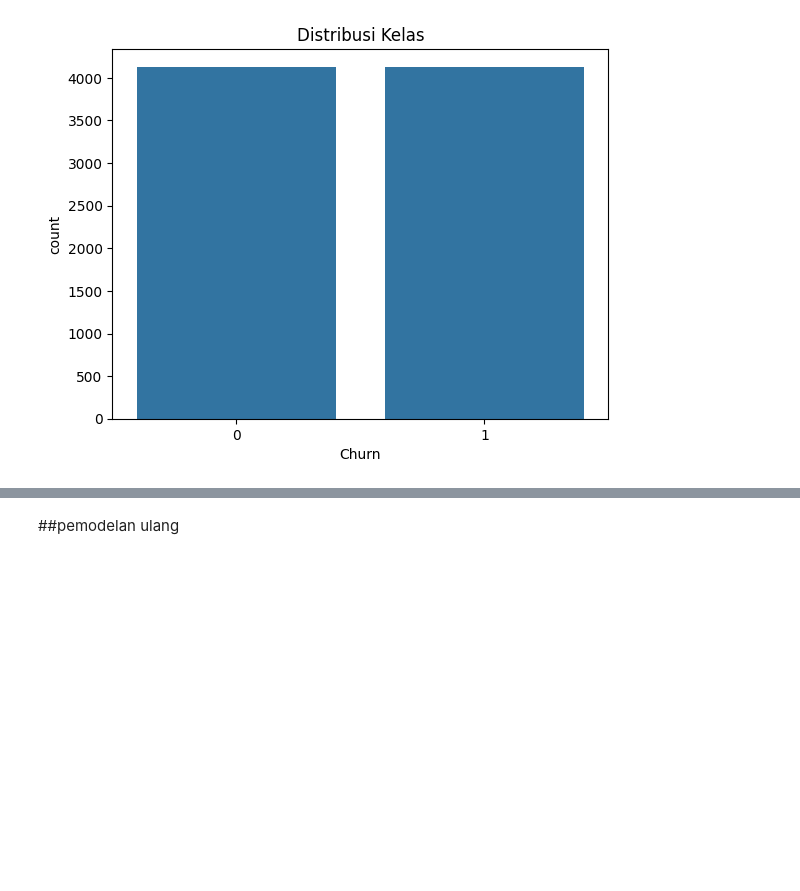
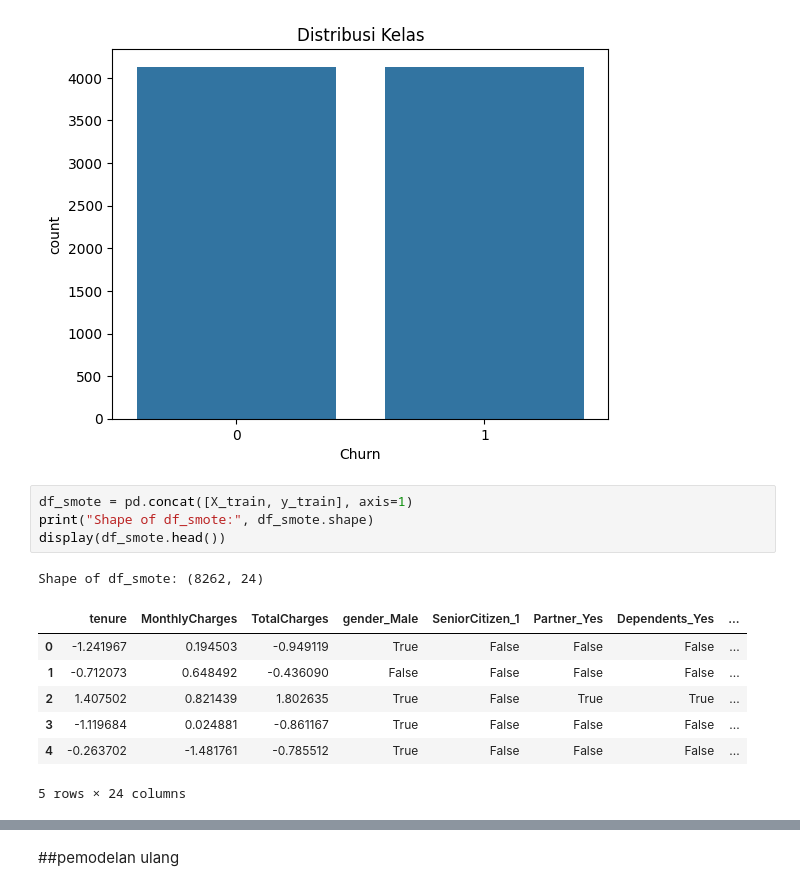
Before and after one commit to kyrufa/Bengkod-DS, a Jupyter notebook: ipynb/A11_2022_14050_DS04_UAS_BENGKOD.ipynb, the cells around one changed output, grey strips where cells are left out. Drawn from its saved outputs; the diff is of its cells as text; blank space fills up the shorter version.

```diff
--- a/ipynb/A11_2022_14050_DS04_UAS_BENGKOD.ipynb
+++ b/ipynb/A11_2022_14050_DS04_UAS_BENGKOD.ipynb
@@ -494,3 +499,16 @@ plt.show()
 # %% [output]
 Distribusi Kelas di Train Set:
 [figure]
+# %%
+df_smote = pd.concat([X_train, y_train], axis=1)
+print("Shape of df_smote:", df_smote.shape)
+display(df_smote.head())
+# %% [output]
+Shape of df_smote: (8262, 24)
+|  | tenure | MonthlyCharges | TotalCharges | gender_Male | SeniorCitizen_1 | Partner_Yes | Dependents_Yes | ... |
+| 0 | -1.241967 | 0.194503 | -0.949119 | True | False | False | False | ... |
+| 1 | -0.712073 | 0.648492 | -0.436090 | False | False | False | False | ... |
+| 2 | 1.407502 | 0.821439 | 1.802635 | True | False | True | True | ... |
+| 3 | -1.119684 | 0.024881 | -0.861167 | True | False | False | False | ... |
+| 4 | -0.263702 | -1.481761 | -0.785512 | True | False | False | False | ... |
+5 rows × 24 columns
```
Also changed, not shown: parts of 19 cells of this notebook, 1 other file.
